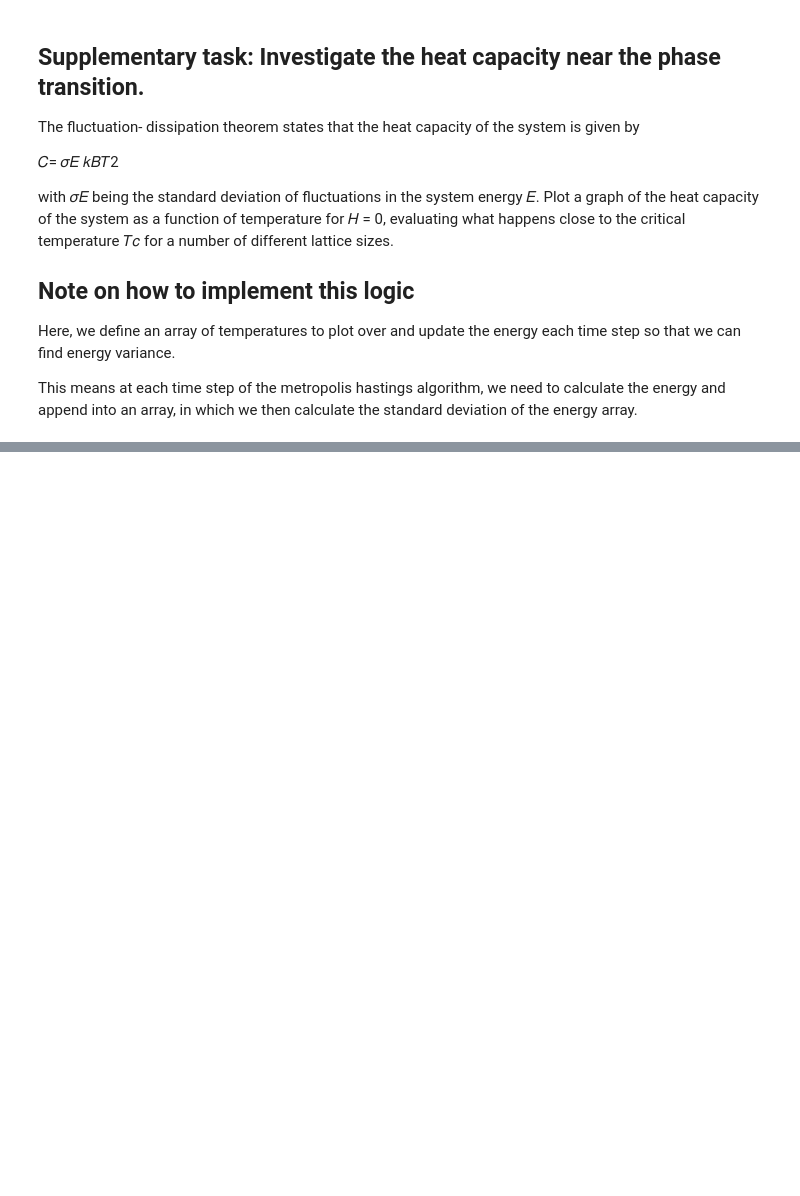
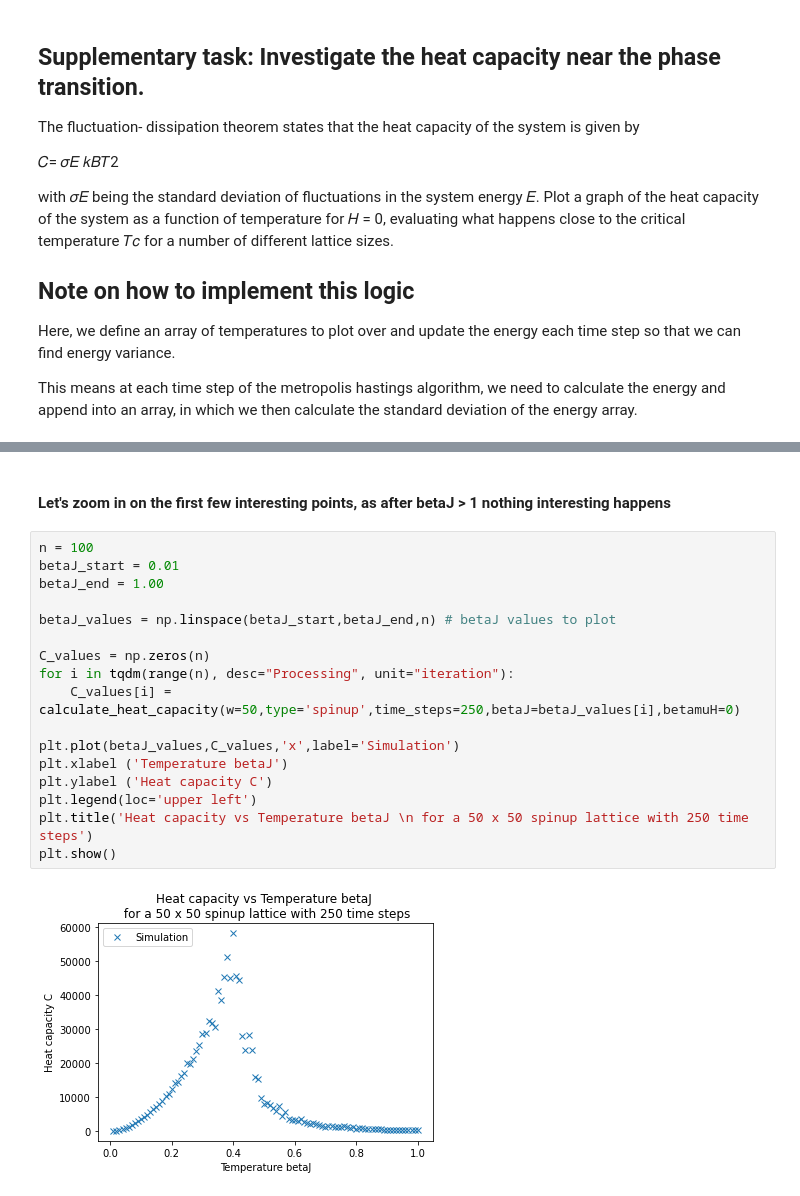
Before and after one commit to hsuchungchuan/Part-II-Computational-Physics, a Jupyter notebook: Exercise3_IsingModel.ipynb, the cells around one changed output, grey strips where cells are left out. Saved outputs shown, nothing was run; the diff lists cells and outputs as text; blank space fills up the shorter version.

```diff
--- a/Exercise3_IsingModel.ipynb
+++ b/Exercise3_IsingModel.ipynb
@@ -392,0 +410,21 @@ calculate_heat_capacity(w=50,type='random',time_steps=250,betaJ=0.1,betamuH=0)
+# %% [markdown]
+#### Let's zoom in on the first few interesting points, as after betaJ > 1 nothing interesting happens
+# %%
+n = 100
+betaJ_start = 0.01
+betaJ_end = 1.00
+
+betaJ_values = np.linspace(betaJ_start,betaJ_end,n) # betaJ values to plot
+
+C_values = np.zeros(n)
+for i in tqdm(range(n), desc="Processing", unit="iteration"):
+    C_values[i] = calculate_heat_capacity(w=50,type='spinup',time_steps=250,betaJ=betaJ_values[i],betamuH=0)
+
+plt.plot(betaJ_values,C_values,'x',label='Simulation')
+plt.xlabel ('Temperature betaJ')
+plt.ylabel ('Heat capacity C')
+plt.legend(loc='upper left')
+plt.title('Heat capacity vs Temperature betaJ \n for a 50 x 50 spinup lattice with 250 time steps')
+plt.show()
+# %% [output]
+[figure, added]
```
Also changed, not shown: parts of 14 cells of this notebook.
